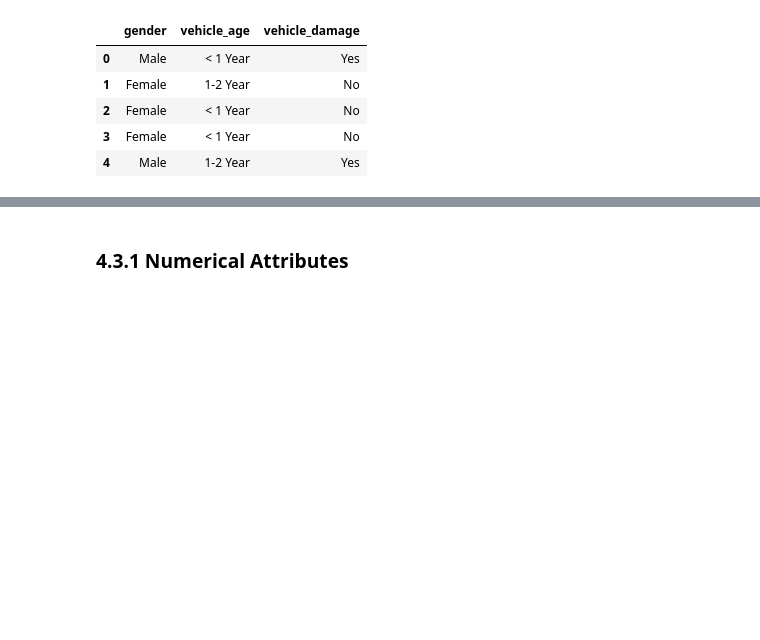
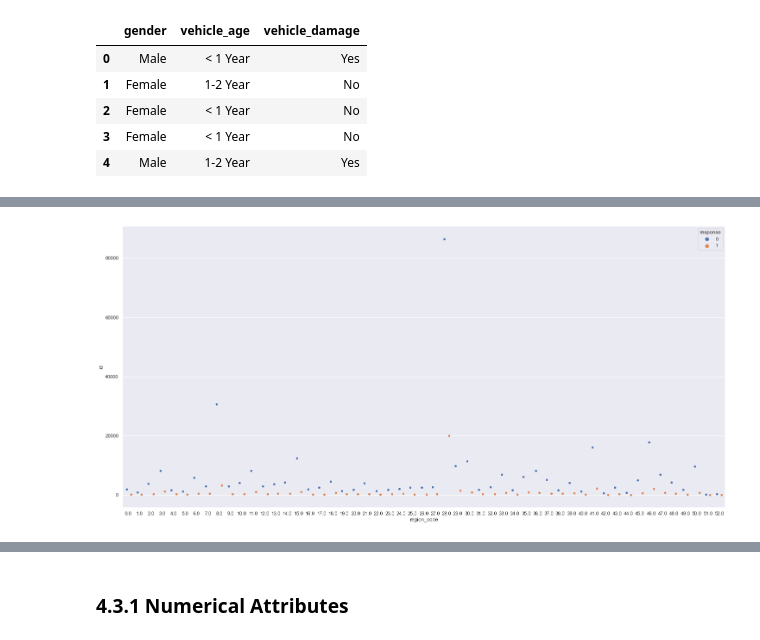
Before and after one commit to LeonardoMeneghessoFaria/Health_Insurance_By_Leofaria, a Jupyter notebook: notebooks/Health_Insurance.ipynb, the cells around one changed output, grey strips where cells are left out. Cells and saved outputs as stored; diff of their text form; code cells hidden in the pictures; blank space fills up the shorter version.

```diff
--- a/notebooks/Health_Insurance.ipynb
+++ b/notebooks/Health_Insurance.ipynb
@@ -489,0 +541,5 @@ cat_attributes.head()
+# %%
+aux00= df4[['id', 'region_code','response']].groupby(['response','region_code']).count().reset_index()
+sns.stripplot(x='region_code', y='id', data=aux00, hue='response', dodge=True);
+# %% [output]
+[figure, added]
```
Also changed, not shown: parts of 48 cells of this notebook, 3 other files.
